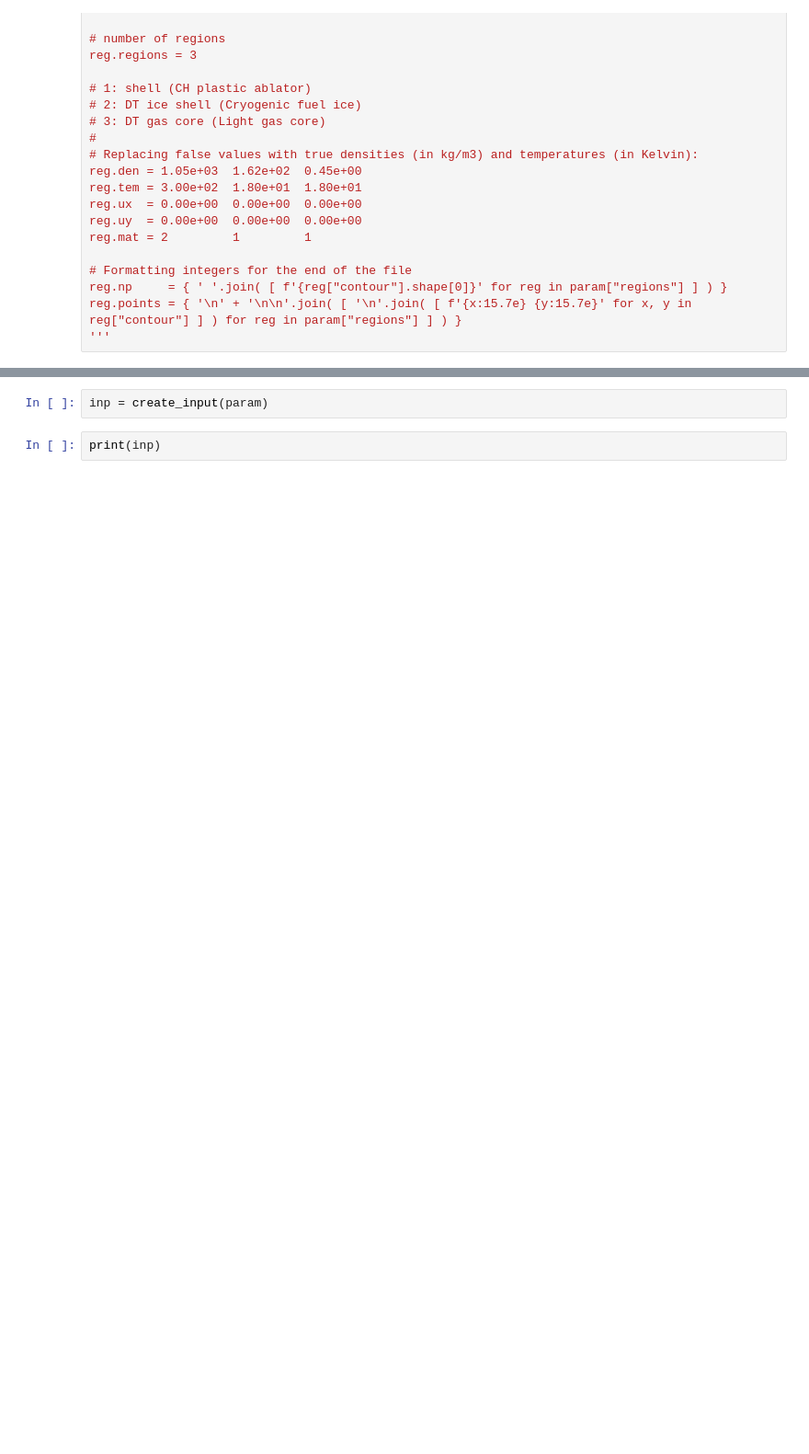
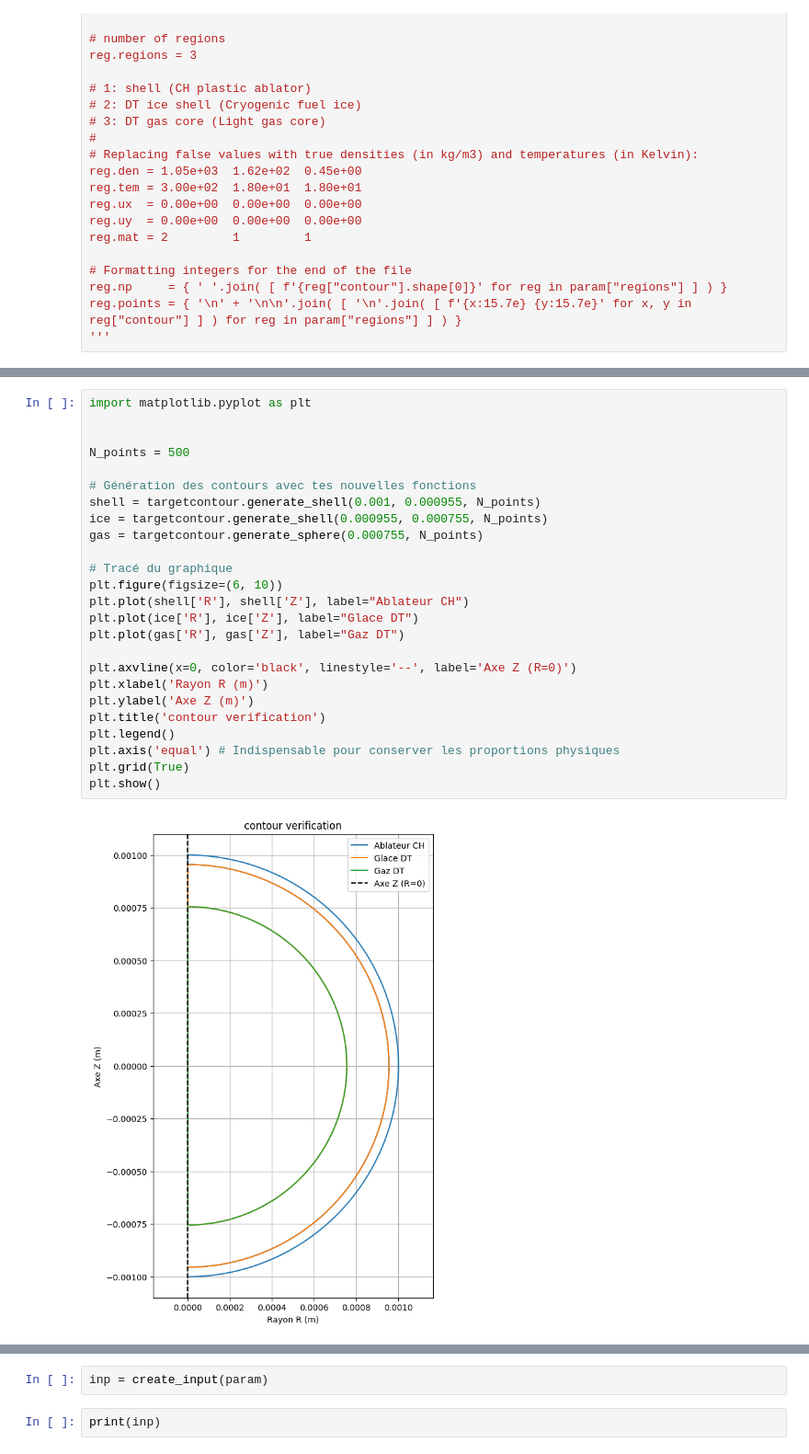
Before and after one commit to clarajdr/Omega60-DD-ICF-simulation, a Jupyter notebook: ArwenInputCreator.ipynb, the cells around one changed output, grey strips where cells are left out. Shown at 92% size. Drawn from its saved outputs; the diff is of its cells as text; blank space fills up the shorter version.

```diff
--- a/ArwenInputCreator.ipynb
+++ b/ArwenInputCreator.ipynb
@@ -295,6 +295,33 @@ reg_dt_gas = {
 ambient = {
     'den': 1.e-2, 'tem': 300.0, 'ux': 0.0, 'uy': 0.0, 'mat': 2
 }
+# %%
+import matplotlib.pyplot as plt
+
+
+N_points = 500
+
+# Génération des contours avec tes nouvelles fonctions
+shell = targetcontour.generate_shell(0.001, 0.000955, N_points)
+ice = targetcontour.generate_shell(0.000955, 0.000755, N_points)
+gas = targetcontour.generate_sphere(0.000755, N_points)
+
+# Tracé du graphique
+plt.figure(figsize=(6, 10))
+plt.plot(shell['R'], shell['Z'], label="Ablateur CH")
+plt.plot(ice['R'], ice['Z'], label="Glace DT")
+plt.plot(gas['R'], gas['Z'], label="Gaz DT")
+
+plt.axvline(x=0, color='black', linestyle='--', label='Axe Z (R=0)')
+plt.xlabel('Rayon R (m)')
+plt.ylabel('Axe Z (m)')
+plt.title('contour verification')
+plt.legend()
+plt.axis('equal') # Indispensable pour conserver les proportions physiques
+plt.grid(True)
+plt.show()
+# %% [output]
+[figure, added]
 # %%
 param = {
     "max_step": 50000,          # Maximum number of iterations
```
Also changed, not shown: parts of 4 cells of this notebook.
